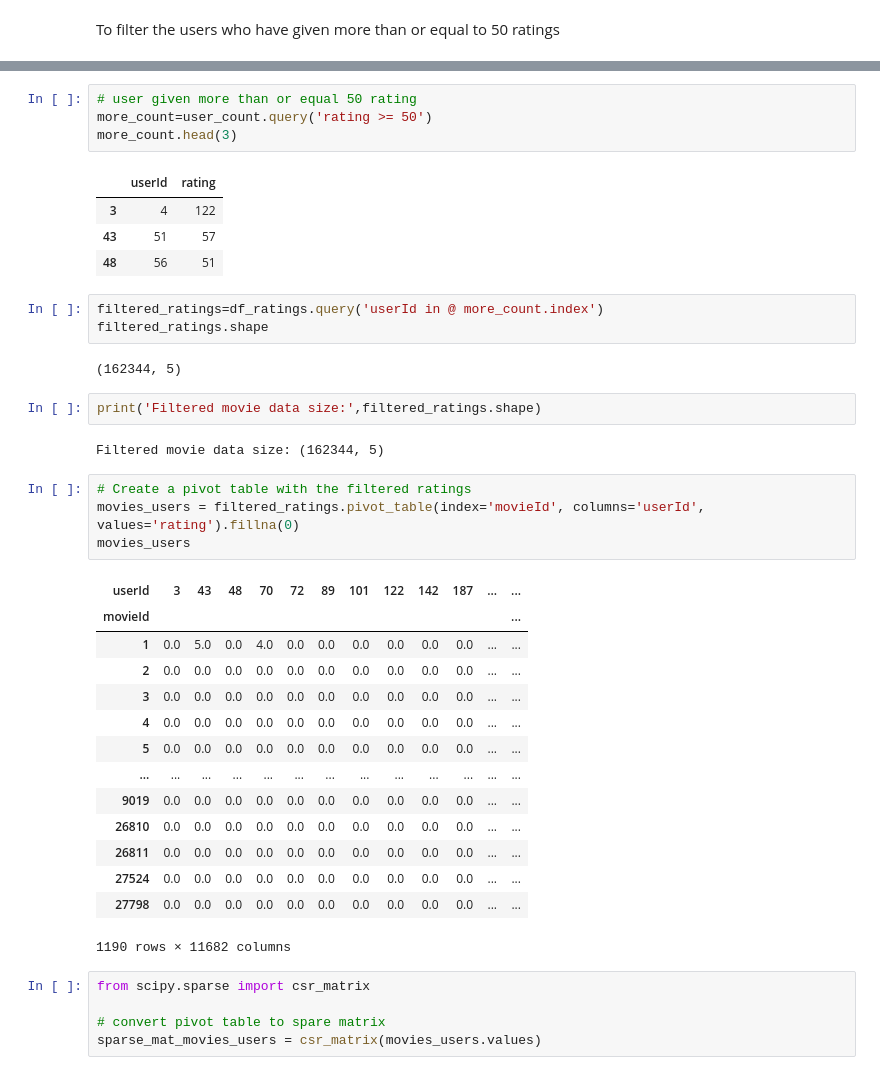
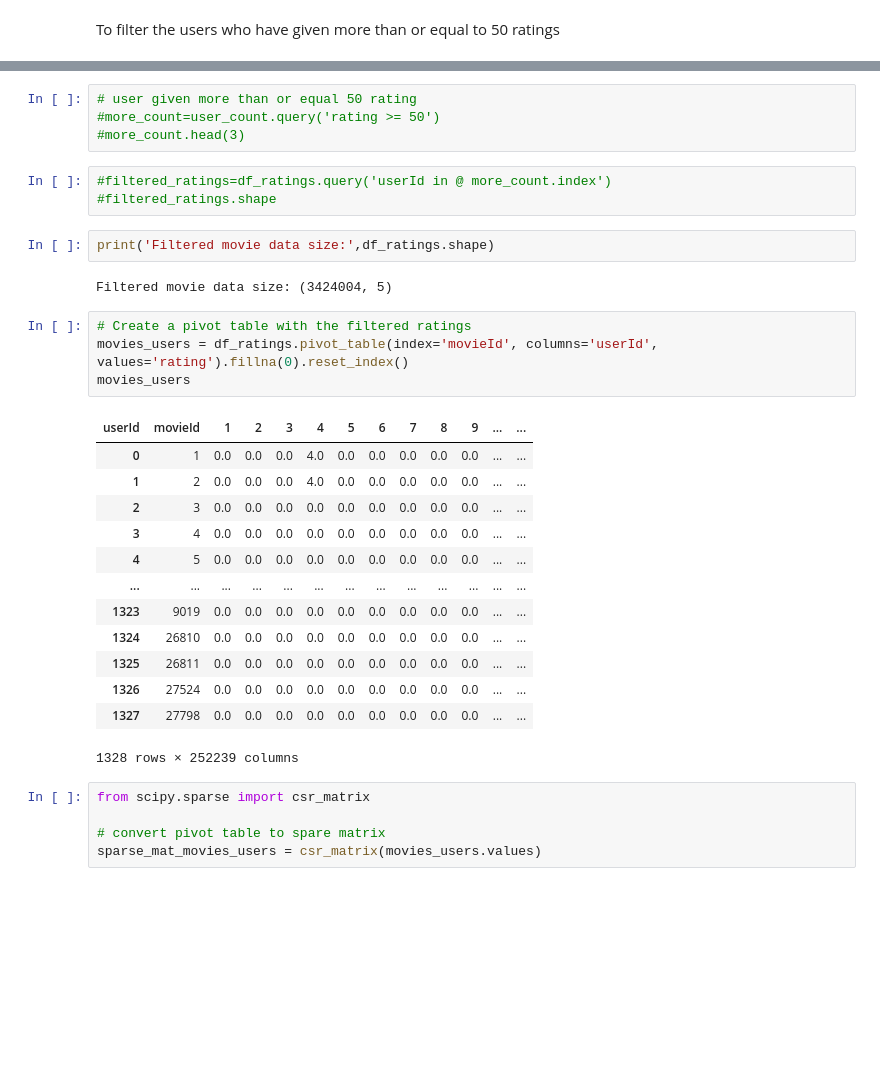
Before and after one commit to VineelaNedunuri/Machine-Learning-vineela-nedunuri, a Jupyter notebook: Labb/Rekommender_system.ipynb, the cells around one changed output, grey strips where cells are left out. Drawn from its saved outputs; the diff is of its cells as text; blank space fills up the shorter version.

Commit message:
pivot table fixed

```diff
--- a/Labb/Rekommender_system.ipynb
+++ b/Labb/Rekommender_system.ipynb
@@ -680,40 +680,32 @@ user_count.head()
 # %%
 # user given more than or equal 50 rating
-more_count=user_count.query('rating >= 50')
-more_count.head(3)
+#more_count=user_count.query('rating >= 50')
+#more_count.head(3)
-# %% [output]
-|  | userId | rating |
-| 3 | 4 | 122 |
-| 43 | 51 | 57 |
-| 48 | 56 | 51 |
 # %%
-filtered_ratings=df_ratings.query('userId in @ more_count.index')
-filtered_ratings.shape
+#filtered_ratings=df_ratings.query('userId in @ more_count.index')
+#filtered_ratings.shape
-# %% [output]
-(162344, 5)
 # %%
-print('Filtered movie data size:',filtered_ratings.shape)
+print('Filtered movie data size:',df_ratings.shape)
 # %% [output]
-Filtered movie data size: (162344, 5)
+Filtered movie data size: (3424004, 5)
 # %%
 # Create a pivot table with the filtered ratings
-movies_users = filtered_ratings.pivot_table(index='movieId', columns='userId', values='rating').fillna(0)
+movies_users = df_ratings.pivot_table(index='movieId', columns='userId', values='rating').fillna(0).reset_index()
 movies_users
 # %% [output]
-| userId | 3 | 43 | 48 | 70 | 72 | 89 | 101 | 122 | 142 | 187 | ... | ... |
-| movieId |  |  |  |  |  |  |  |  |  |  |  | ... |
-| 1 | 0.0 | 5.0 | 0.0 | 4.0 | 0.0 | 0.0 | 0.0 | 0.0 | 0.0 | 0.0 | ... | ... |
-| 2 | 0.0 | 0.0 | 0.0 | 0.0 | 0.0 | 0.0 | 0.0 | 0.0 | 0.0 | 0.0 | ... | ... |
-| 3 | 0.0 | 0.0 | 0.0 | 0.0 | 0.0 | 0.0 | 0.0 | 0.0 | 0.0 | 0.0 | ... | ... |
-| 4 | 0.0 | 0.0 | 0.0 | 0.0 | 0.0 | 0.0 | 0.0 | 0.0 | 0.0 | 0.0 | ... | ... |
-| 5 | 0.0 | 0.0 | 0.0 | 0.0 | 0.0 | 0.0 | 0.0 | 0.0 | 0.0 | 0.0 | ... | ... |
+| userId | movieId | 1 | 2 | 3 | 4 | 5 | 6 | 7 | 8 | 9 | ... | ... |
+| 0 | 1 | 0.0 | 0.0 | 0.0 | 4.0 | 0.0 | 0.0 | 0.0 | 0.0 | 0.0 | ... | ... |
+| 1 | 2 | 0.0 | 0.0 | 0.0 | 4.0 | 0.0 | 0.0 | 0.0 | 0.0 | 0.0 | ... | ... |
+| 2 | 3 | 0.0 | 0.0 | 0.0 | 0.0 | 0.0 | 0.0 | 0.0 | 0.0 | 0.0 | ... | ... |
+| 3 | 4 | 0.0 | 0.0 | 0.0 | 0.0 | 0.0 | 0.0 | 0.0 | 0.0 | 0.0 | ... | ... |
+| 4 | 5 | 0.0 | 0.0 | 0.0 | 0.0 | 0.0 | 0.0 | 0.0 | 0.0 | 0.0 | ... | ... |
 | ... | ... | ... | ... | ... | ... | ... | ... | ... | ... | ... | ... | ... |
-| 9019 | 0.0 | 0.0 | 0.0 | 0.0 | 0.0 | 0.0 | 0.0 | 0.0 | 0.0 | 0.0 | ... | ... |
-| 26810 | 0.0 | 0.0 | 0.0 | 0.0 | 0.0 | 0.0 | 0.0 | 0.0 | 0.0 | 0.0 | ... | ... |
-| 26811 | 0.0 | 0.0 | 0.0 | 0.0 | 0.0 | 0.0 | 0.0 | 0.0 | 0.0 | 0.0 | ... | ... |
-| 27524 | 0.0 | 0.0 | 0.0 | 0.0 | 0.0 | 0.0 | 0.0 | 0.0 | 0.0 | 0.0 | ... | ... |
-| 27798 | 0.0 | 0.0 | 0.0 | 0.0 | 0.0 | 0.0 | 0.0 | 0.0 | 0.0 | 0.0 | ... | ... |
+| 1323 | 9019 | 0.0 | 0.0 | 0.0 | 0.0 | 0.0 | 0.0 | 0.0 | 0.0 | 0.0 | ... | ... |
+| 1324 | 26810 | 0.0 | 0.0 | 0.0 | 0.0 | 0.0 | 0.0 | 0.0 | 0.0 | 0.0 | ... | ... |
+| 1325 | 26811 | 0.0 | 0.0 | 0.0 | 0.0 | 0.0 | 0.0 | 0.0 | 0.0 | 0.0 | ... | ... |
+| 1326 | 27524 | 0.0 | 0.0 | 0.0 | 0.0 | 0.0 | 0.0 | 0.0 | 0.0 | 0.0 | ... | ... |
+| 1327 | 27798 | 0.0 | 0.0 | 0.0 | 0.0 | 0.0 | 0.0 | 0.0 | 0.0 | 0.0 | ... | ... |
-1190 rows × 11682 columns
+1328 rows × 252239 columns
 # %%
 from scipy.sparse import csr_matrix
 
```
Also changed, not shown: parts of 12 cells of this notebook.
